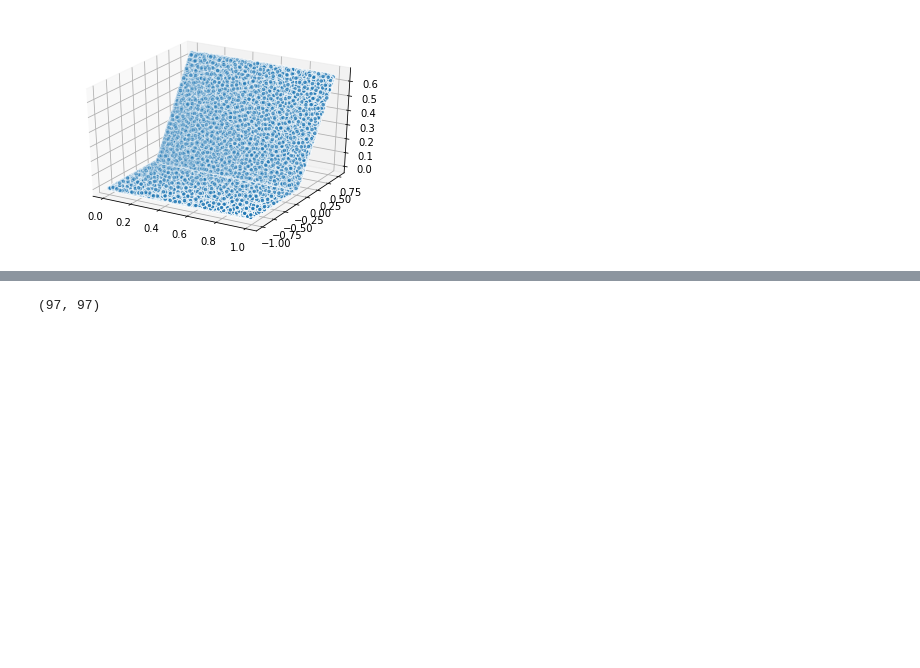
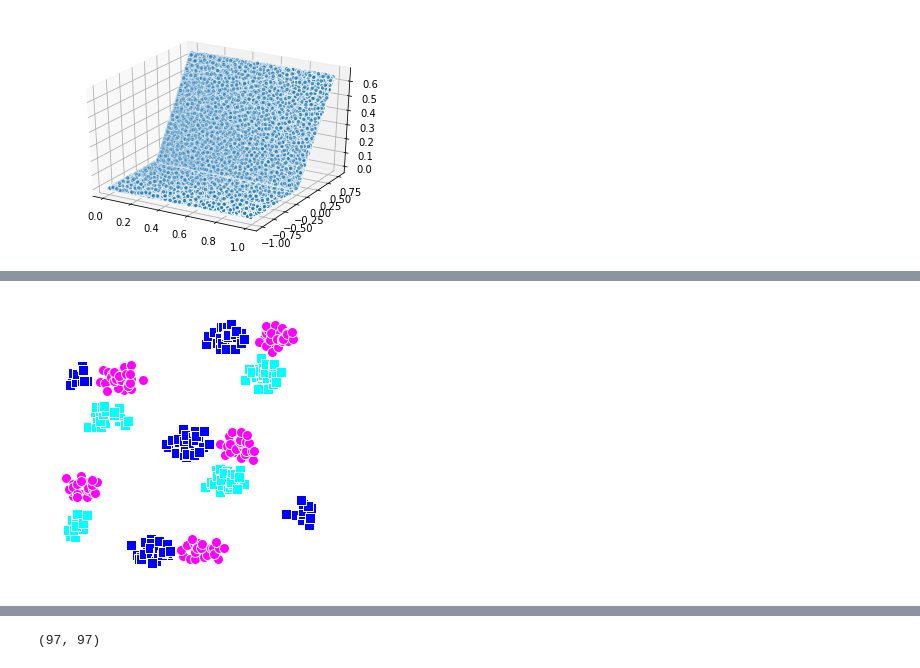
Before and after one commit to mirkoklukas/htmresearch, a Jupyter notebook: projects/gridcells/jupyter/M_dist/Sloping terrain.ipynb, the cells around one changed output, grey strips where cells are left out. Drawn from its saved outputs; the diff is of its cells as text; code cells hidden in the pictures; blank space fills up the shorter version.

```diff
--- a/projects/gridcells/jupyter/M_dist/Sloping terrain.ipynb
+++ b/projects/gridcells/jupyter/M_dist/Sloping terrain.ipynb
@@ -275,0 +330,66 @@ plt.yticks([])
+# %%
+# img = np.concatenate( [ np.concatenate(row, axis=1) for row in imgs ], axis=0)
+
+
+plt.figure(figsize=(5,5), frameon=False)
+# plt.title("Firing fields")
+# plt.imshow(imgs[0][0][0] > 0.5, cmap="Purples", alpha=0.5)
+# plt.imshow(imgs[0][0][1] > 0.5, cmap="Greens", alpha=0.5)
+# plt.imshow(imgs[0][0][2] > 0.5, cmap="Blues", alpha=0.5)
+
+
+pix = np.indices((50,50)).reshape((2,-1)).T/50. + np.random.sample(size=(50**2,2))*0.05
+np.clip(0,1,pix)
+
+ff = imgs[0][0][0][0]
+thresh = 0.05
+size = 100
+valid = ff > thresh
+valid = valid.reshape(-1)
+# cs = ff.reshape(-1)[valid]
+
+
+ec = "white"
+plt.scatter(pix[valid,0], pix[valid,1], marker="s", edgecolor=ec, s=size,c="blue")#,cmap="Greens")
+# for i in np.where(valid==True)[0]:
+#     plt.scatter(pix[i,0], pix[i,1], marker="^",s=size, c="blue", alpha=ff.reshape(-1)[i])#,cmap="Greens")
+
+
+ff = imgs[0][0][0][1]
+valid = ff > thresh
+valid = valid.reshape(-1)
+cs = ff.reshape(-1)[valid]
+
+plt.scatter(pix[valid,0], pix[valid,1], marker="s", edgecolor=ec, s=size,c="cyan")#,cmap="Greens")
+# for i in np.where(valid==True)[0]:
+#     plt.scatter(pix[i,0], pix[i,1], marker="^",s=size, c="green", alpha=ff.reshape(-1)[i])#,cmap="Greens")
+
+
+
+
+ff = imgs[0][0][0][2]
+valid = ff > thresh
+valid = valid.reshape(-1)
+cs = ff.reshape(-1)[valid]
+
+plt.scatter(pix[valid,0], pix[valid,1], marker="o", edgecolor=ec,  s=size,c="magenta")#,cmap="Greens")
+# for i in np.where(valid==True)[0]:
+#     plt.scatter(pix[i,0], pix[i,1], marker="o",s=size, c="red", alpha=ff.reshape(-1)[i])#,cmap="Greens")
+
+
+
+plt.axis('off')
+# plt.imshow(heat[:,::-1], cmap="jet");
+# # plt.imshow(heat[:,::-1], cmap="binary");
+# for i in range(shape[0]):
+
+# for i in range(1,shape[1]):
+#     plt.axvline(i*50, lw=2., linestyle='-', color="white")
+
+# for i in range(1,shape[0]):
+#     plt.axhline(i*50, lw=2., linestyle='-', color="white")
+plt.xticks([])
+plt.yticks([])
+plt.show()
+# %% [output]
+[figure, added]
```
Also changed, not shown: parts of 4 cells of this notebook, 1 other file.
